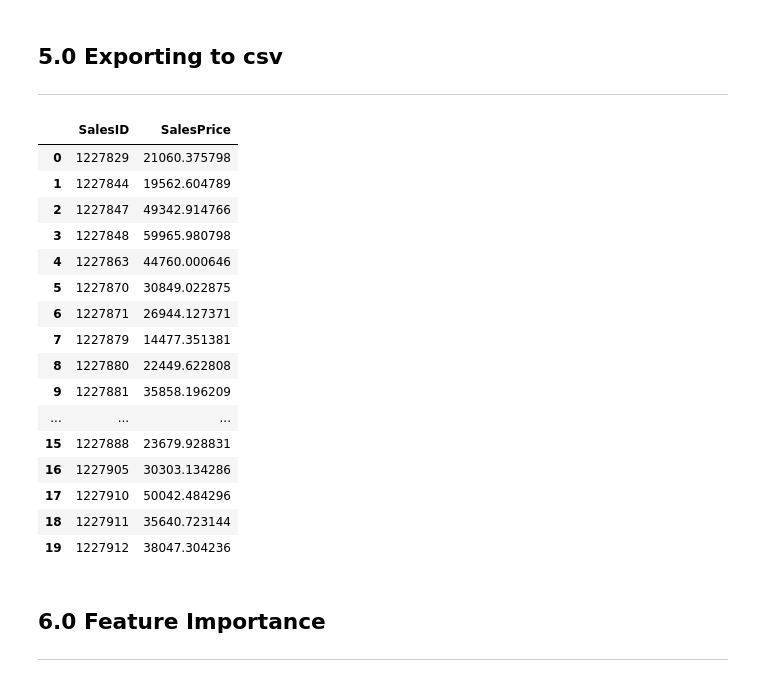
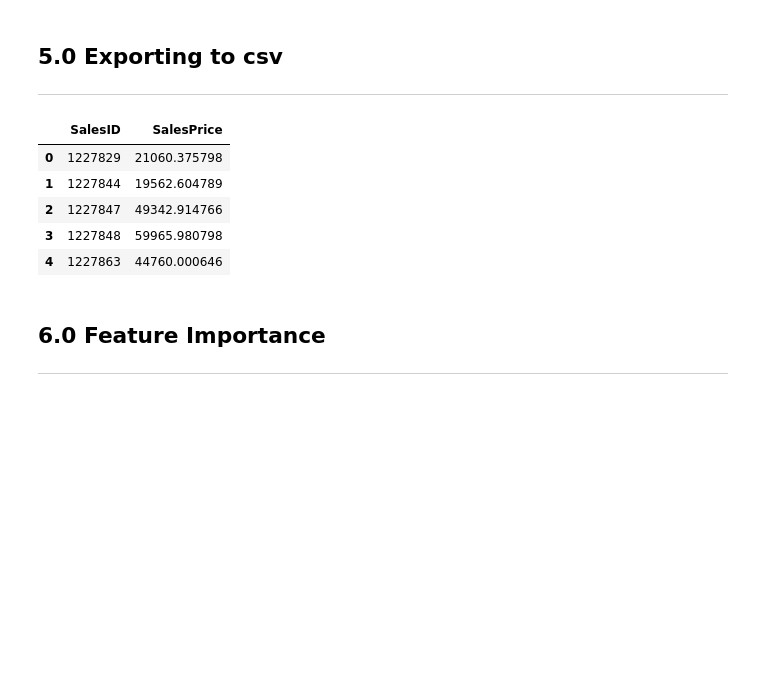
Before and after one commit to 86lekwenshiung/Regression---Predicting-Sales-Price-on-Time-Series-Data-, a Jupyter notebook: Regression-Predicting Sales Price From a Time Series Dataset.ipynb, the cells around one changed output. Drawn from its saved outputs; the diff is of its cells as text; code cells hidden in the pictures; blank space fills up the shorter version.

```diff
--- a/Regression-Predicting Sales Price From a Time Series Dataset.ipynb
+++ b/Regression-Predicting Sales Price From a Time Series Dataset.ipynb
@@ -664,26 +664,15 @@ ___
 # %%
 df_preds = pd.DataFrame()
 df_preds['SalesID'] = df_test['SalesID']
 df_preds['SalesPrice'] = test_preds
-df_preds.head(20)
+df_preds.head()
 # %% [output]
 |  | SalesID | SalesPrice |
 | 0 | 1227829 | 21060.375798 |
 | 1 | 1227844 | 19562.604789 |
 | 2 | 1227847 | 49342.914766 |
 | 3 | 1227848 | 59965.980798 |
 | 4 | 1227863 | 44760.000646 |
-| 5 | 1227870 | 30849.022875 |
-| 6 | 1227871 | 26944.127371 |
-| 7 | 1227879 | 14477.351381 |
-| 8 | 1227880 | 22449.622808 |
-| 9 | 1227881 | 35858.196209 |
-| ... | ... | ... |
-| 15 | 1227888 | 23679.928831 |
-| 16 | 1227905 | 30303.134286 |
-| 17 | 1227910 | 50042.484296 |
-| 18 | 1227911 | 35640.723144 |
-| 19 | 1227912 | 38047.304236 |
 # %%
 df_preds.to_csv('Data/test_predictions.csv' , index = False)
 # %% [markdown]
```
Also changed, not shown: parts of 8 cells of this notebook.
